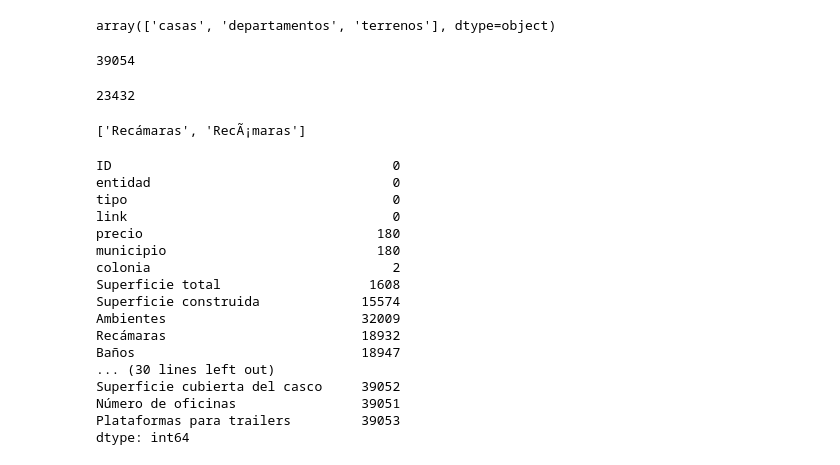
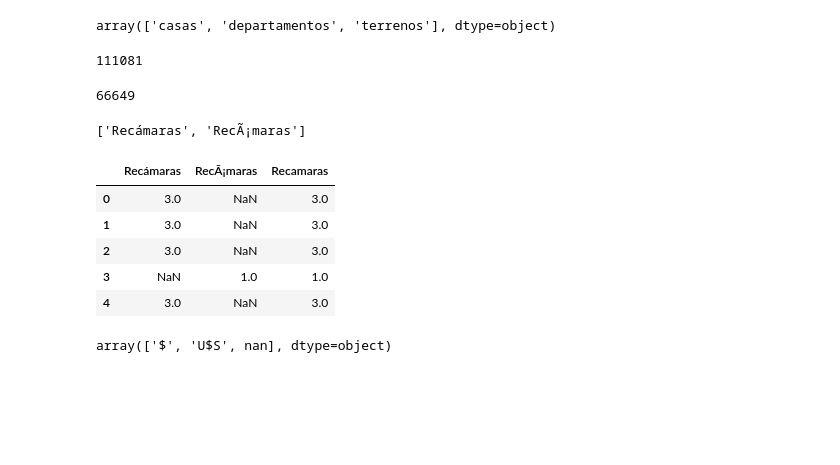
Before and after one commit to JCastro1986/Final-Project, a Jupyter notebook: ETL_process.ipynb, the cells around one changed output. Saved outputs shown, nothing was run; the diff lists cells and outputs as text; code cells hidden in the pictures; blank space fills up the shorter version.

```diff
--- a/ETL_process.ipynb
+++ b/ETL_process.ipynb
@@ -8,6 +9,6 @@ from numpy import nan
 # %%
 # get csv to a df
-file = pd.read_csv('./Resources/combinedResults.csv')
+file = pd.read_csv('./Resources/combinedResults.csv', encoding='utf-8-sig')
 file.head(10)
 # %% [output]
 |  | ID | entidad | tipo | link | precio | municipio | colonia | Superficie total | ... |
@@ -47,11 +48,11 @@ array(['casas', 'departamentos', 'terrenos'], dtype=object)
 # %%
 len(file)
 # %% [output]
-39054
+111081
 # %%
 # Determine max nulls
 max_nulls = round(0.60 * len(file))
 max_nulls
 # %% [output]
-23432
+66649
 # %%
@@ -64,21 +64,13 @@ file['Recámaras'] == None
-# %%
-
-file.isnull().sum()
-# %% [output]
-ID                                    0
-entidad                               0
-tipo                                  0
-link                                  0
-precio                              180
-municipio                           180
-colonia                               2
-Superficie total                   1608
-Superficie construida             15574
-Ambientes                         32009
-Recámaras                         18932
-Baños                             18947
-... (30 lines left out)
-Superficie cubierta del casco     39052
-Número de oficinas                39051
-Plataformas para trailers         39053
-dtype: int64
+# %%
+# Choose value of column not NaN in Recamaras
+conditions = [pd.isna(file['Recámaras']), pd.isna(file['RecÃ¡maras'])]
+choices = [file['RecÃ¡maras'], file['Recámaras']]
+file['Recamaras'] = np.select(conditions, choices, default=file['Recámaras'])
+file[['Recámaras', 'RecÃ¡maras', 'Recamaras']].head()
+# %% [output]
+|  | Recámaras | RecÃ¡maras | Recamaras |
+| 0 | 3.0 | NaN | 3.0 |
+| 1 | 3.0 | NaN | 3.0 |
+| 2 | 3.0 | NaN | 3.0 |
+| 3 | NaN | 1.0 | 1.0 |
+| 4 | 3.0 | NaN | 3.0 |
@@ -90,0 +86,4 @@ if file['precio'].dtype == object:
+# %%
+file['symbol'].unique()
+# %% [output]
+array(['$', 'U$S', nan], dtype=object)
```
Also changed, not shown: parts of 42 cells of this notebook, 1 other file.
